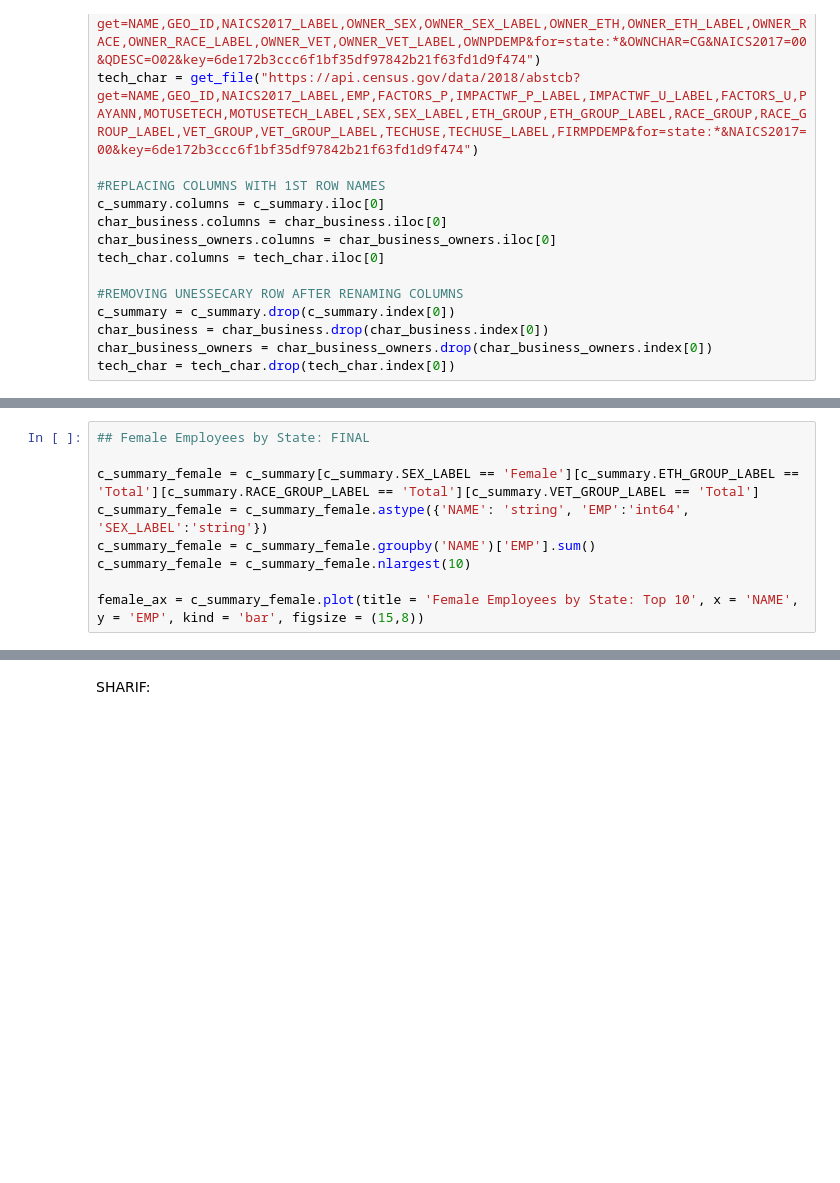
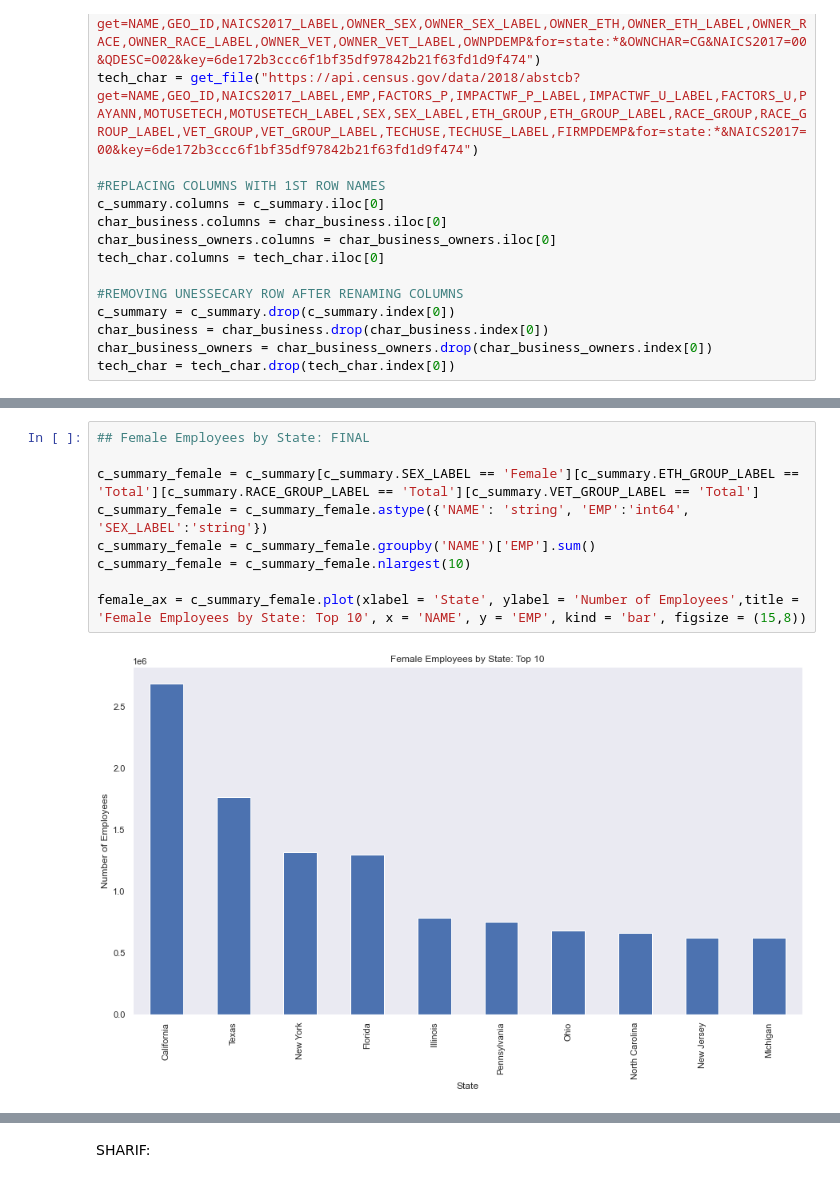
Before and after one commit to Myself1214/LPSW-API-Assesment, a Jupyter notebook: General Code1.ipynb, the cells around one changed output, grey strips where cells are left out. Saved outputs shown, nothing was run; the diff lists cells and outputs as text; blank space fills up the shorter version.

```diff
--- a/General Code1.ipynb
+++ b/General Code1.ipynb
@@ -538,9 +558,11 @@ male_ax = c_summary_male.plot(title = 'Male Employees by State: Top 10', x = 'NA
 # %%
 ## Female Employees by State: FINAL
 
 c_summary_female = c_summary[c_summary.SEX_LABEL == 'Female'][c_summary.ETH_GROUP_LABEL == 'Total'][c_summary.RACE_GROUP_LABEL == 'Total'][c_summary.VET_GROUP_LABEL == 'Total']
 c_summary_female = c_summary_female.astype({'NAME': 'string', 'EMP':'int64', 'SEX_LABEL':'string'})
 c_summary_female = c_summary_female.groupby('NAME')['EMP'].sum()
 c_summary_female = c_summary_female.nlargest(10)
 
-female_ax = c_summary_female.plot(title = 'Female Employees by State: Top 10', x = 'NAME', y = 'EMP', kind = 'bar', figsize = (15,8))
+female_ax = c_summary_female.plot(xlabel = 'State', ylabel = 'Number of Employees',title = 'Female Employees by State: Top 10', x = 'NAME', y = 'EMP', kind = 'bar', figsize = (15,8))
+# %% [output]
+[figure, added]
```
Also changed, not shown: parts of 4 cells of this notebook.
